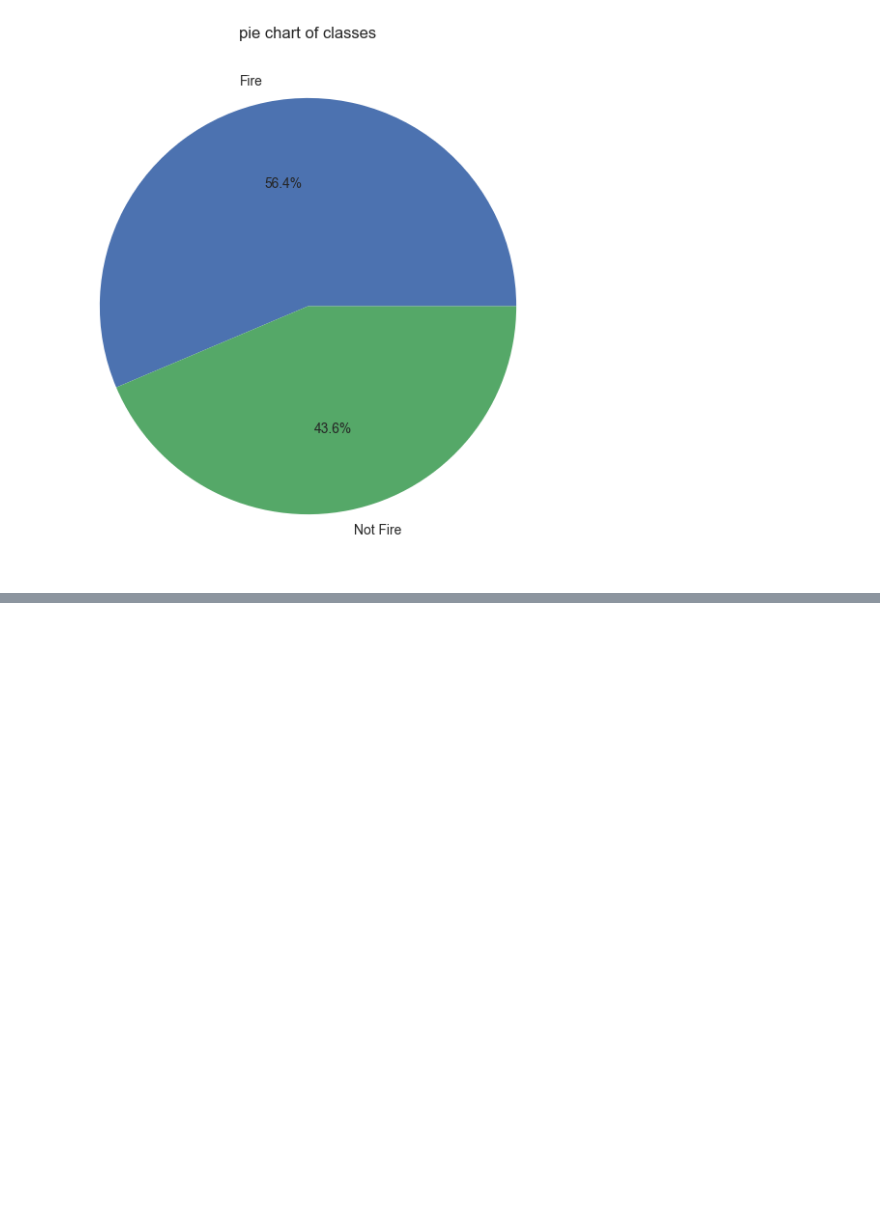
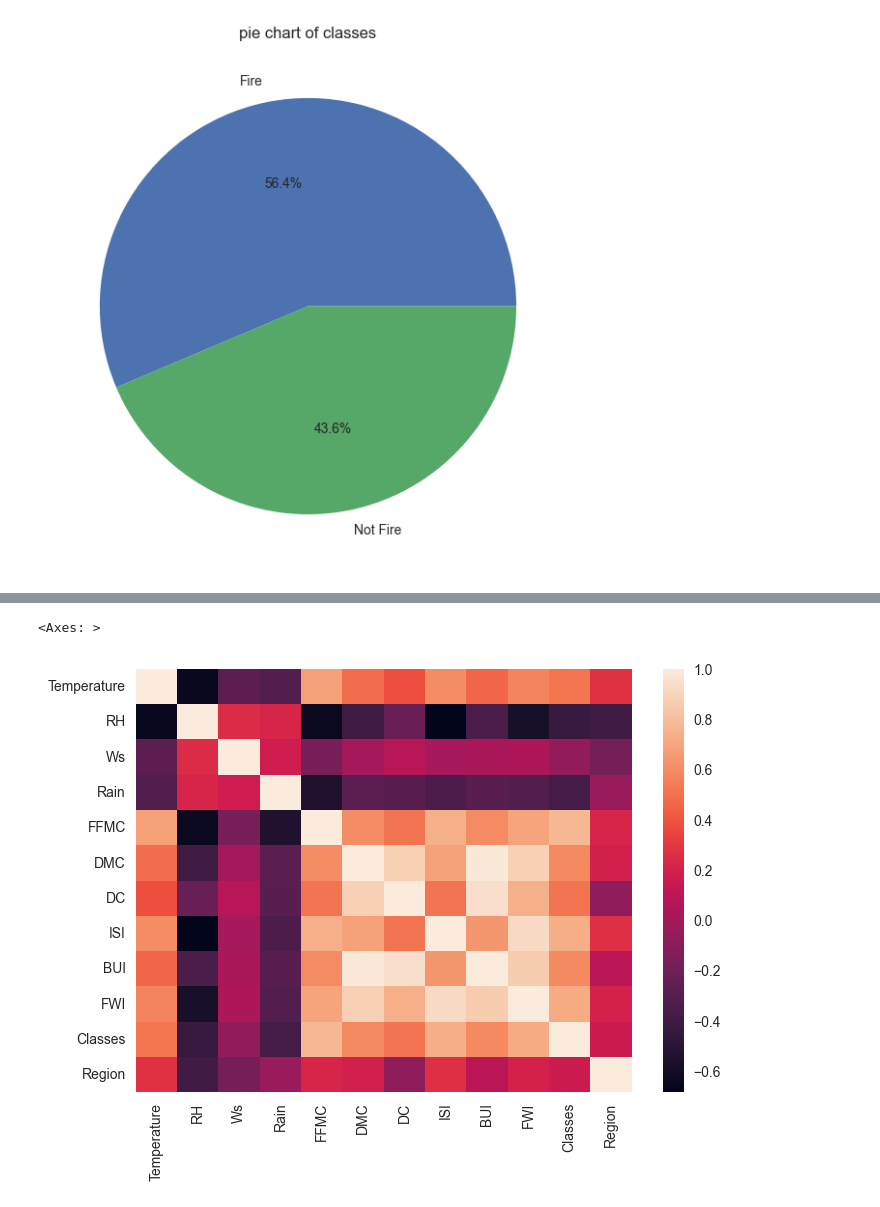
Before and after one commit to itsmeayan45/ml-playground, a Jupyter notebook: project/regression.ipynb, the cells around one changed output, grey strips where cells are left out. Saved outputs shown, nothing was run; the diff lists cells and outputs as text; code cells hidden in the pictures; blank space fills up the shorter version.

```diff
--- a/project/regression.ipynb
+++ b/project/regression.ipynb
@@ -276,3 +276,8 @@ df_copy.corr()
 | FWI | 0.566670 | -0.580957 | 0.032368 | -0.324422 | 0.691132 | 0.875864 | 0.739521 | 0.922895 | 0.857973 | 1.000000 | 0.719216 | ... |
 | Classes | 0.516015 | -0.432161 | -0.069964 | -0.379097 | 0.769492 | 0.585658 | 0.511123 | 0.735197 | 0.586639 | 0.719216 | 1.000000 | ... |
 | Region | 0.269555 | -0.402682 | -0.181160 | -0.040013 | 0.222241 | 0.192089 | -0.078734 | 0.263197 | 0.089408 | 0.197102 | 0.162347 | ... |
+# %%
+sns.heatmap(df_copy.corr())
+# %% [output]
+<Axes: >
+[figure, added]
```
Also changed, not shown: parts of 4 cells of this notebook, 1 other file.
